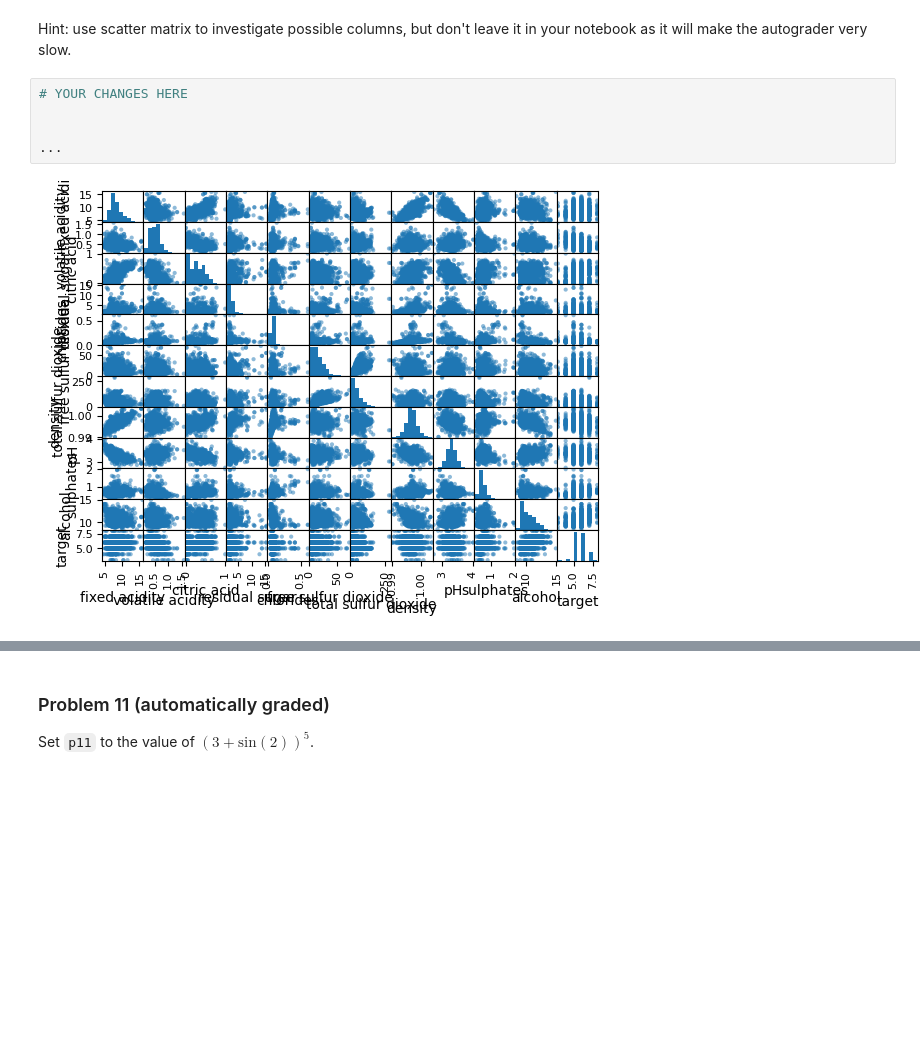
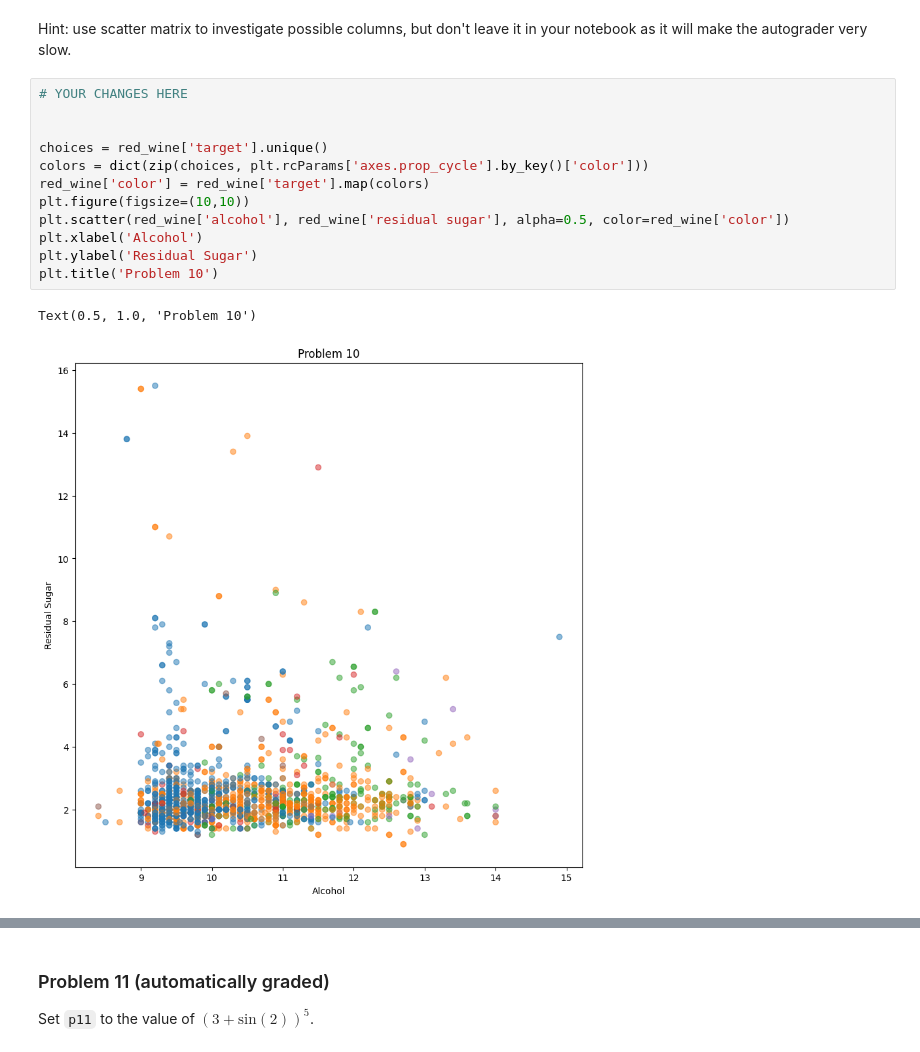
Before and after one commit to kmdavis2/dx602-homework-10, a Jupyter notebook: homework.ipynb, the cells around one changed output, grey strips where cells are left out. Cells and saved outputs as stored; diff of their text form; blank space fills up the shorter version.

```diff
--- a/homework.ipynb
+++ b/homework.ipynb
@@ -211,13 +215,21 @@ Pick a pair of input columns in the red wine data set that looks interesting whe
 By interesting, the target values (colors) should be visibly different for some combination of your chosen input columns.
 # %% [markdown]
 Hint: use scatter matrix to investigate possible columns, but don't leave it in your notebook as it will make the autograder very slow.
-# %%
-# YOUR CHANGES HERE
-
-
-...
-# %% [output]
-[figure, removed]
+# %%
+# YOUR CHANGES HERE
+
+
+choices = red_wine['target'].unique()
+colors = dict(zip(choices, plt.rcParams['axes.prop_cycle'].by_key()['color']))
+red_wine['color'] = red_wine['target'].map(colors)
+plt.figure(figsize=(10,10))
+plt.scatter(red_wine['alcohol'], red_wine['residual sugar'], alpha=0.5, color=red_wine['color'])
+plt.xlabel('Alcohol')
+plt.ylabel('Residual Sugar')
+plt.title('Problem 10')
+# %% [output]
+Text(0.5, 1.0, 'Problem 10')
+[figure, added]
 # %% [markdown]
 <div style="page-break-after: always;"></div>
 # %% [markdown]
```
Also changed, not shown: parts of 2 cells of this notebook.
